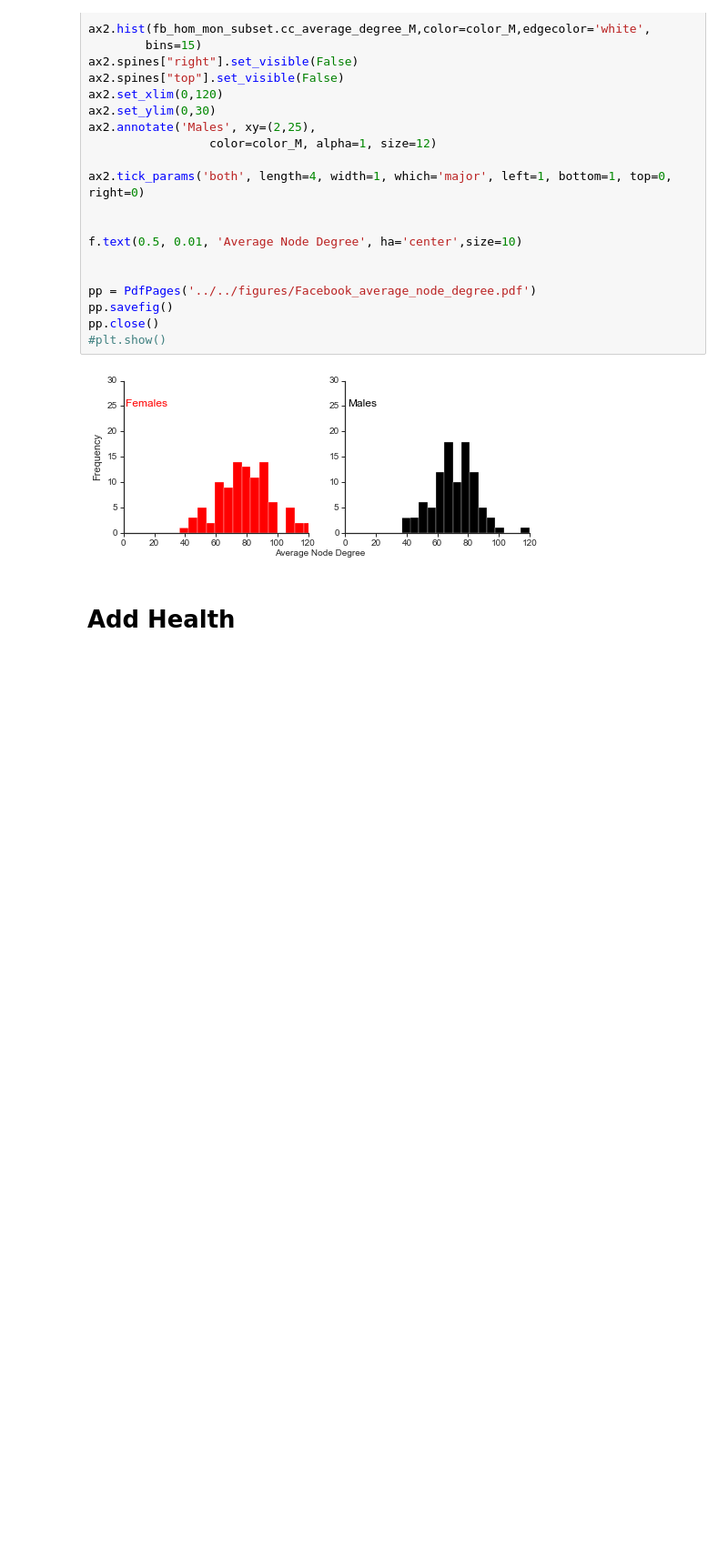
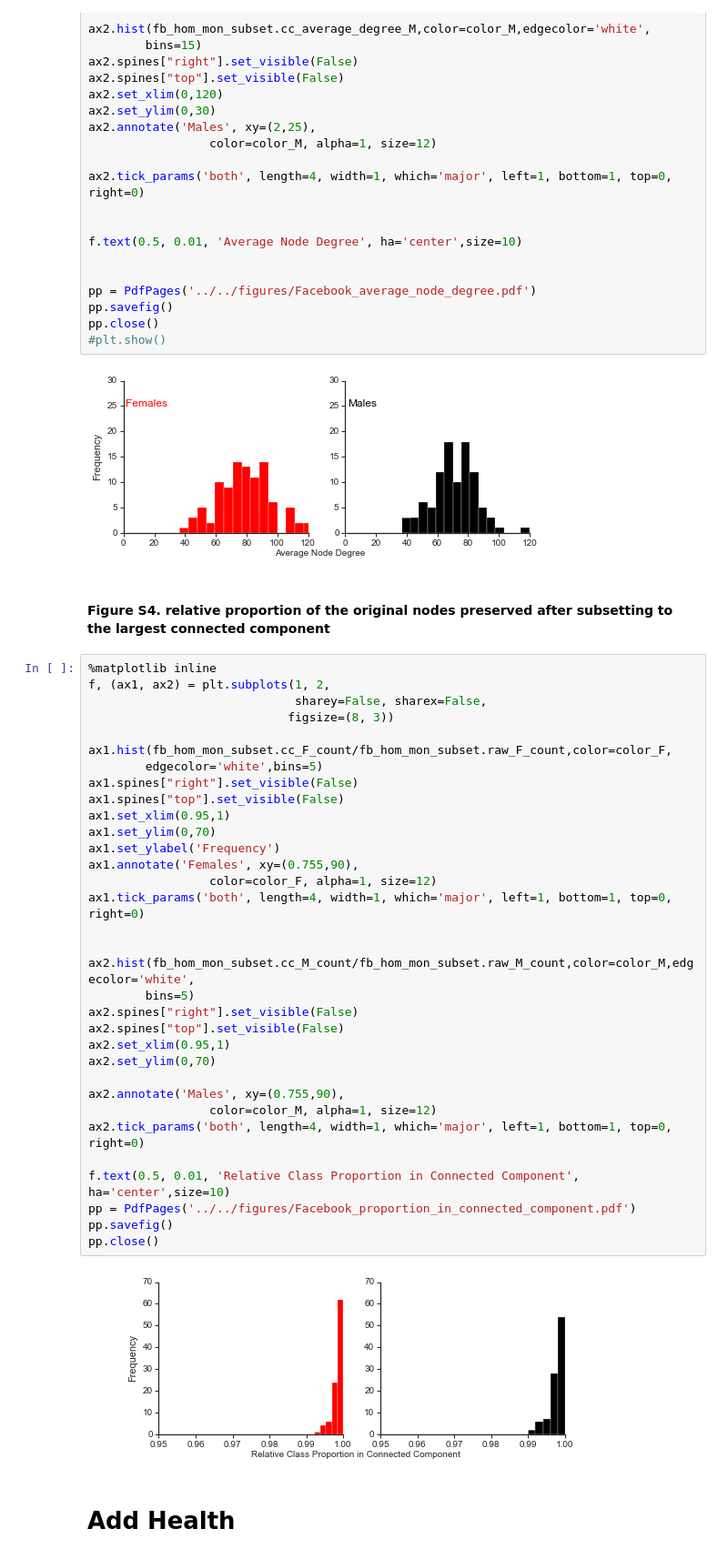
Before and after one commit to kaltenburger/gender_graph_code, a Jupyter notebook: code/0_analyze_FB100_AddHealth/d_All -- process all FB100 Schools and Add Health Schools.ipynb, the cells around one changed output. Shown: that part at 91% size. Cells and saved outputs as stored; diff of their text form; blank space fills up the shorter version.

```diff
--- a/code/0_analyze_FB100_AddHealth/d_All -- process all FB100 Schools and Add Health Schools.ipynb
+++ b/code/0_analyze_FB100_AddHealth/d_All -- process all FB100 Schools and Add Health Schools.ipynb
@@ -279,6 +279,43 @@ pp.close()
 #plt.show()
 # %% [output]
 [figure]
+# %% [markdown]
+#### Figure S4. relative proportion of the original nodes preserved after subsetting to the largest connected component
+# %%
+%matplotlib inline
+f, (ax1, ax2) = plt.subplots(1, 2,
+                             sharey=False, sharex=False,
+                            figsize=(8, 3))
+
+ax1.hist(fb_hom_mon_subset.cc_F_count/fb_hom_mon_subset.raw_F_count,color=color_F,
+        edgecolor='white',bins=5)
+ax1.spines["right"].set_visible(False)
+ax1.spines["top"].set_visible(False)
+ax1.set_xlim(0.95,1)
+ax1.set_ylim(0,70)
+ax1.set_ylabel('Frequency')
+ax1.annotate('Females', xy=(0.755,90),
+                 color=color_F, alpha=1, size=12)
+ax1.tick_params('both', length=4, width=1, which='major', left=1, bottom=1, top=0, right=0)
+
+
+ax2.hist(fb_hom_mon_subset.cc_M_count/fb_hom_mon_subset.raw_M_count,color=color_M,edgecolor='white',
+        bins=5)
+ax2.spines["right"].set_visible(False)
+ax2.spines["top"].set_visible(False)
+ax2.set_xlim(0.95,1)
+ax2.set_ylim(0,70)
+
+ax2.annotate('Males', xy=(0.755,90),
+                 color=color_M, alpha=1, size=12)
+ax2.tick_params('both', length=4, width=1, which='major', left=1, bottom=1, top=0, right=0)
+
+f.text(0.5, 0.01, 'Relative Class Proportion in Connected Component', ha='center',size=10)
+pp = PdfPages('../../figures/Facebook_proportion_in_connected_component.pdf')
+pp.savefig()
+pp.close()
+# %% [output]
+[figure, added]
 # %% [markdown]
 # Add Health
 # %%
```
Also changed, not shown: 1 other file.
